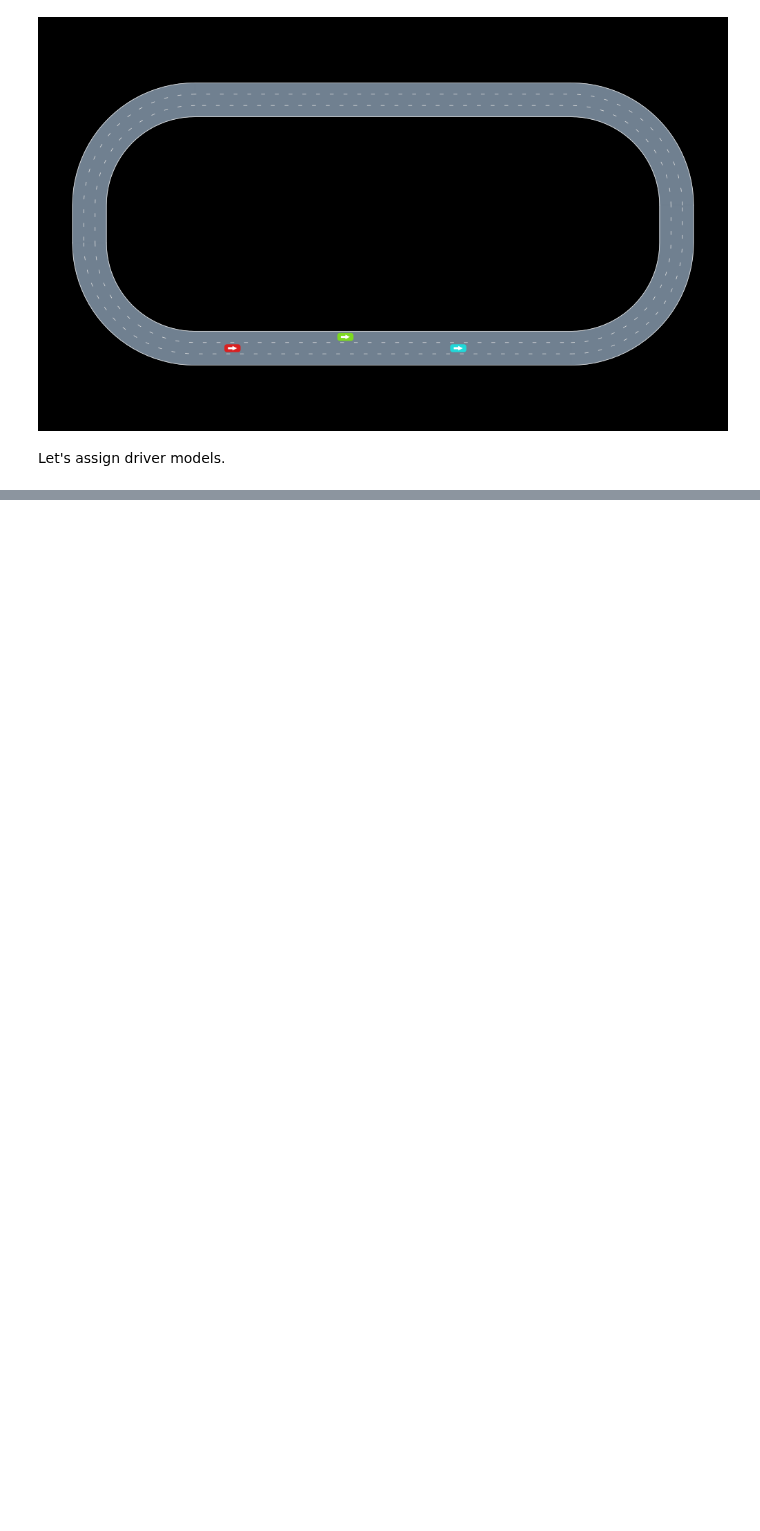
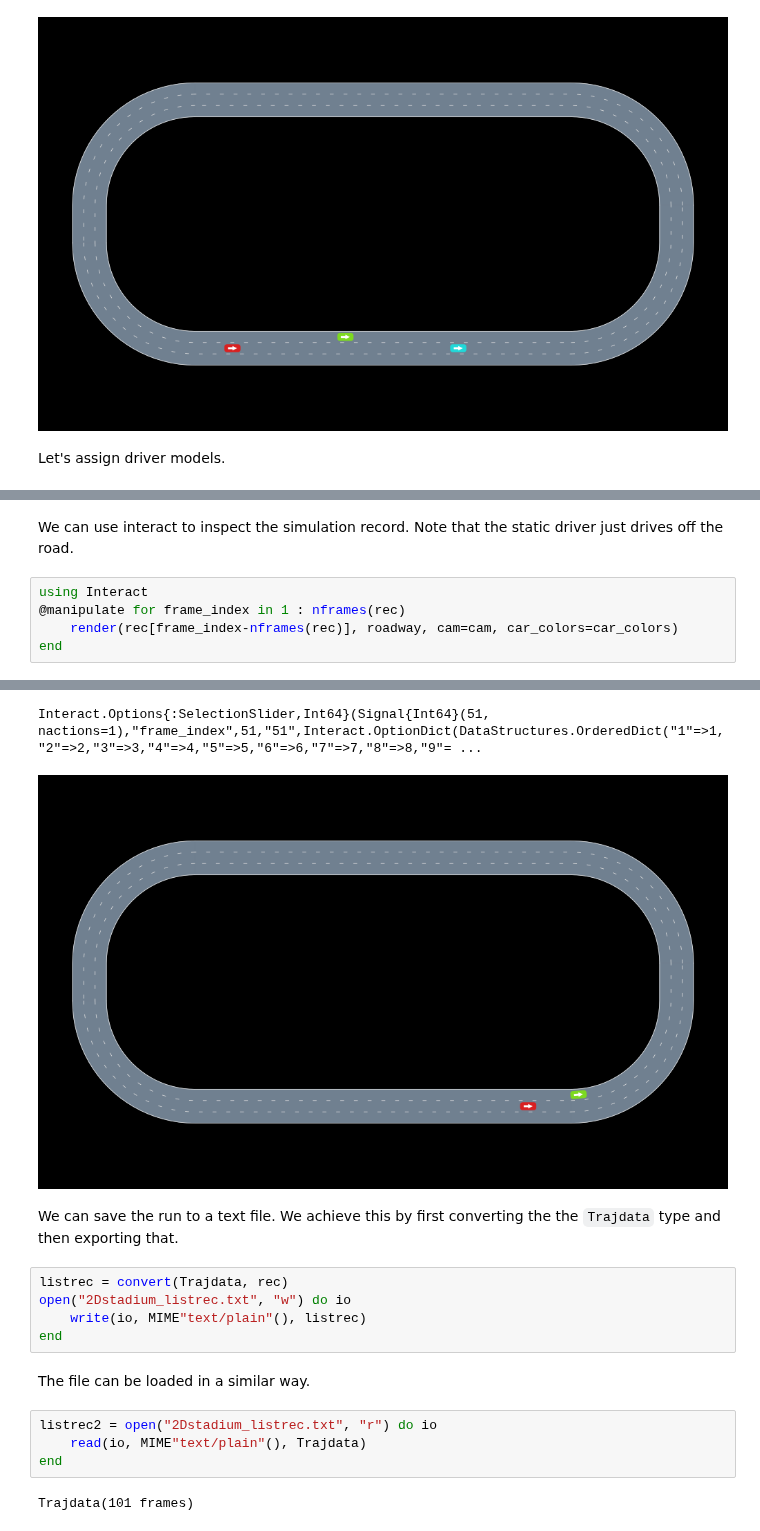
Before and after one commit to sisl/AutomotiveDrivingModels.jl, a Jupyter notebook: docs/2DStadium.ipynb, the cells around one changed output, grey strips where cells are left out. Cells and saved outputs as stored; diff of their text form; blank space fills up the shorter version.

```diff
--- a/docs/2DStadium.ipynb
+++ b/docs/2DStadium.ipynb
@@ -64,0 +72,8 @@ LoadError: Could not find segid 0 in roadway
+# %% [markdown]
+We can use interact to inspect the simulation record. Note that the static driver just drives off the road.
+# %%
+using Interact
+@manipulate for frame_index in 1 : nframes(rec)
+    render(rec[frame_index-nframes(rec)], roadway, cam=cam, car_colors=car_colors)
+end
+# %% [output]
@@ -64,0 +81,17 @@ LoadError: Could not find segid 0 in roadway
+Interact.Options{:SelectionSlider,Int64}(Signal{Int64}(51, nactions=1),"frame_index",51,"51",Interact.OptionDict(DataStructures.OrderedDict("1"=>1,"2"=>2,"3"=>3,"4"=>4,"5"=>5,"6"=>6,"7"=>7,"8"=>8,"9"= ...
+[figure, added]
+# %% [markdown]
+We can save the run to a text file. We achieve this by first converting the the `Trajdata` type and then exporting that.
+# %%
+listrec = convert(Trajdata, rec)
+open("2Dstadium_listrec.txt", "w") do io
+    write(io, MIME"text/plain"(), listrec)
+end
+# %% [markdown]
+The file can be loaded in a similar way.
+# %%
+listrec2 = open("2Dstadium_listrec.txt", "r") do io
+    read(io, MIME"text/plain"(), Trajdata)
+end
+# %% [output]
+Trajdata(101 frames)
```
Also changed, not shown: parts of 4 cells of this notebook, 6 other files.
